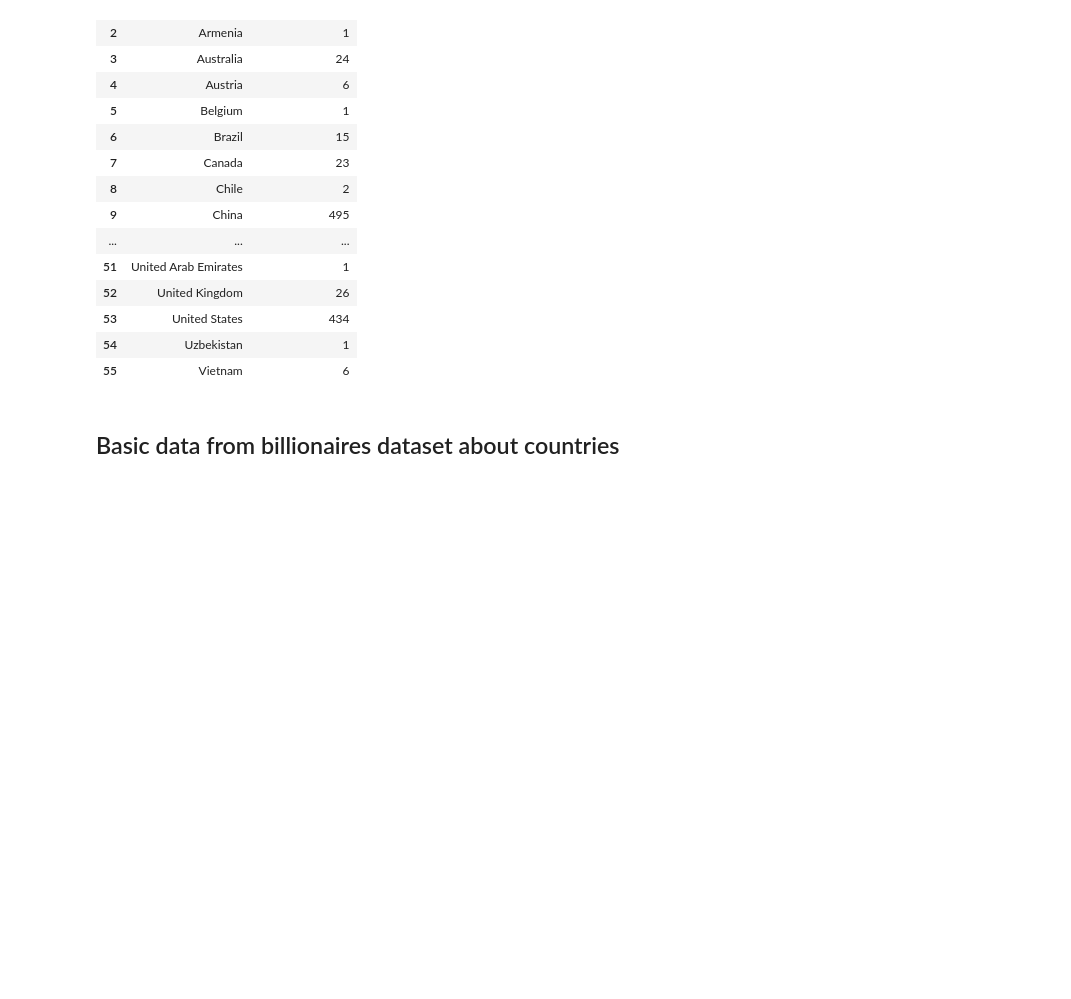
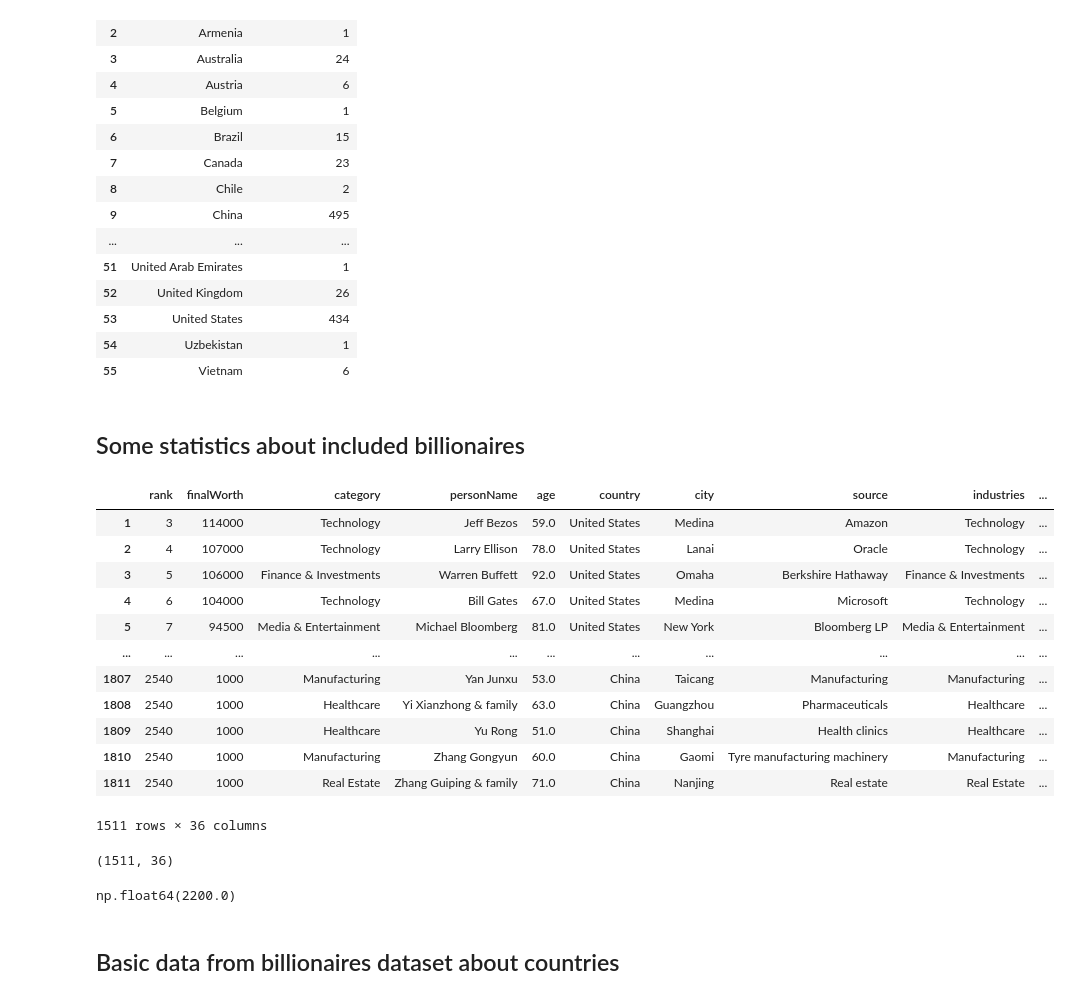
Before and after one commit to saraborello/billionaire-country-hotspots, a Jupyter notebook: notebooks/data_processing.ipynb, the cells around one changed output. Saved outputs shown, nothing was run; the diff lists cells and outputs as text; code cells hidden in the pictures; blank space fills up the shorter version.

Commit message:
Substitue absolute path with relative path for import and add some further analysis about dataset

```diff
--- a/notebooks/data_processing.ipynb
+++ b/notebooks/data_processing.ipynb
@@ -13,8 +13,8 @@ True
 # %%
 # Import billionaires
 
-df_billionaires_birth = pd.read_csv("C:/Users/keita/git/DataVis/data/raw/Country_of_birth.csv", usecols=["Country of birth"])
-df_billionaires_all = pd.read_csv("C:/Users/keita/git/DataVis/data/raw/Billionaires Statistics Dataset.csv")
+df_billionaires_birth = pd.read_csv("../data/raw/Country_of_birth.csv", usecols=["Country of birth"])
+df_billionaires_all = pd.read_csv("../data/raw/Billionaires Statistics Dataset.csv")
 df_billionaires_all = df_billionaires_all[df_billionaires_all["selfMade"] == True]
 df_billionaires_all.reset_index(drop=True, inplace=True)
 df_billionaires_birth.reset_index(drop=True, inplace=True)
@@ -67,6 +64,36 @@ df_grouped
 | 53 | United States | 434 |
 | 54 | Uzbekistan | 1 |
 | 55 | Vietnam | 6 |
+# %% [markdown]
+## Some statistics about included billionaires
+# %%
+merged_df
+# %% [output]
+|  | rank | finalWorth | category | personName | age | country | city | source | industries | ... |
+| 1 | 3 | 114000 | Technology | Jeff Bezos | 59.0 | United States | Medina | Amazon | Technology | ... |
+| 2 | 4 | 107000 | Technology | Larry Ellison | 78.0 | United States | Lanai | Oracle | Technology | ... |
+| 3 | 5 | 106000 | Finance & Investments | Warren Buffett | 92.0 | United States | Omaha | Berkshire Hathaway | Finance & Investments | ... |
+| 4 | 6 | 104000 | Technology | Bill Gates | 67.0 | United States | Medina | Microsoft | Technology | ... |
+| 5 | 7 | 94500 | Media & Entertainment | Michael Bloomberg | 81.0 | United States | New York | Bloomberg LP | Media & Entertainment | ... |
+| ... | ... | ... | ... | ... | ... | ... | ... | ... | ... | ... |
+| 1807 | 2540 | 1000 | Manufacturing | Yan Junxu | 53.0 | China | Taicang | Manufacturing | Manufacturing | ... |
+| 1808 | 2540 | 1000 | Healthcare | Yi Xianzhong & family | 63.0 | China | Guangzhou | Pharmaceuticals | Healthcare | ... |
+| 1809 | 2540 | 1000 | Healthcare | Yu Rong | 51.0 | China | Shanghai | Health clinics | Healthcare | ... |
+| 1810 | 2540 | 1000 | Manufacturing | Zhang Gongyun | 60.0 | China | Gaomi | Tyre manufacturing machinery | Manufacturing | ... |
+| 1811 | 2540 | 1000 | Real Estate | Zhang Guiping & family | 71.0 | China | Nanjing | Real estate | Real Estate | ... |
+1511 rows × 36 columns
+# %%
+# Included billionaires
+merged_df.shape
+# %% [output]
+(1511, 36)
+# %%
+# Median Net worth
+median_networth = merged_df['finalWorth'].median()
+median_networth
+# 2 Bilions 200 milions dollars
+# %% [output]
+np.float64(2200.0)
 # %% [markdown]
 ## Basic data from billionaires dataset about countries
 # %%
```
Also changed, not shown: parts of 11 cells of this notebook, 1 other file.
